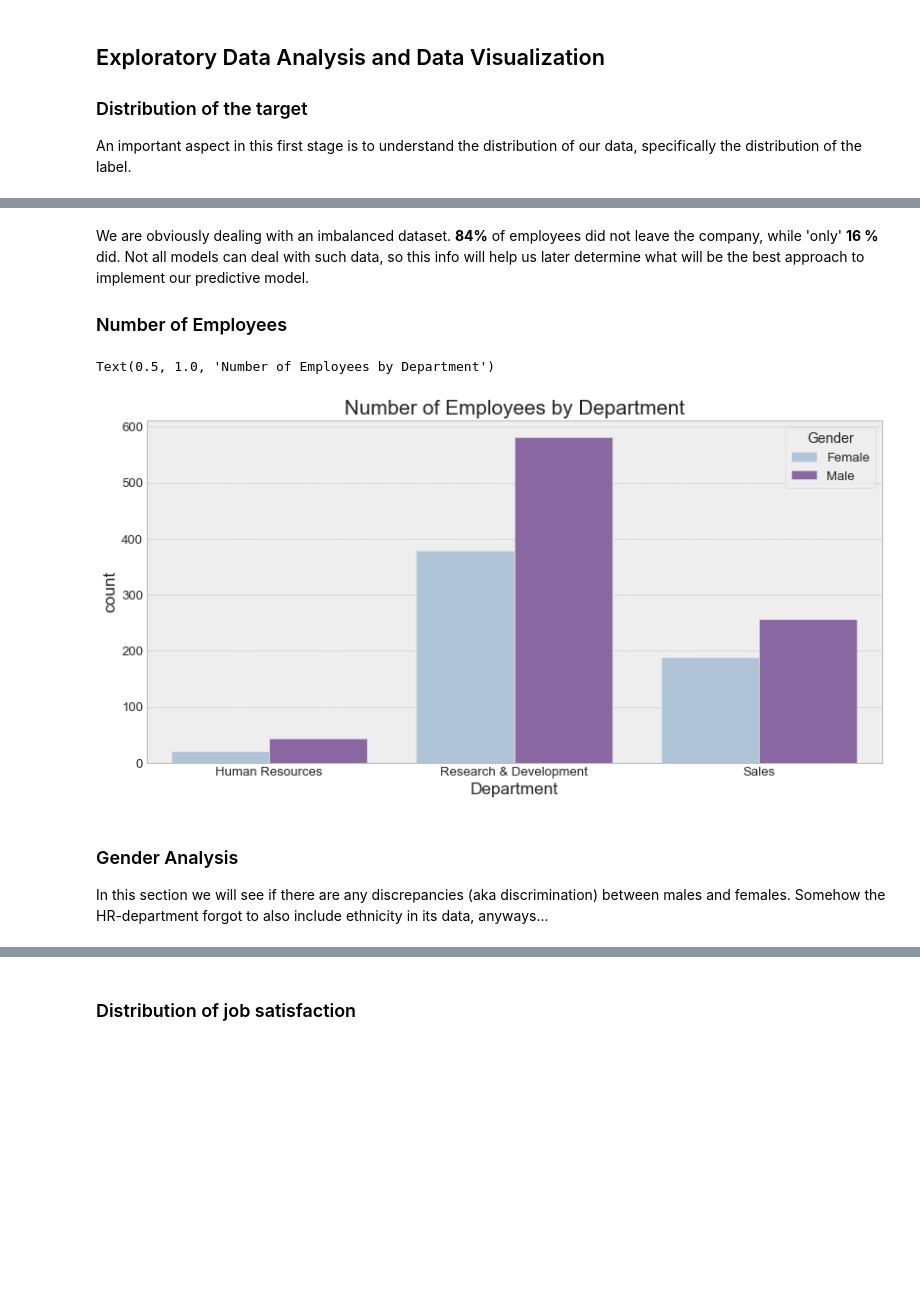
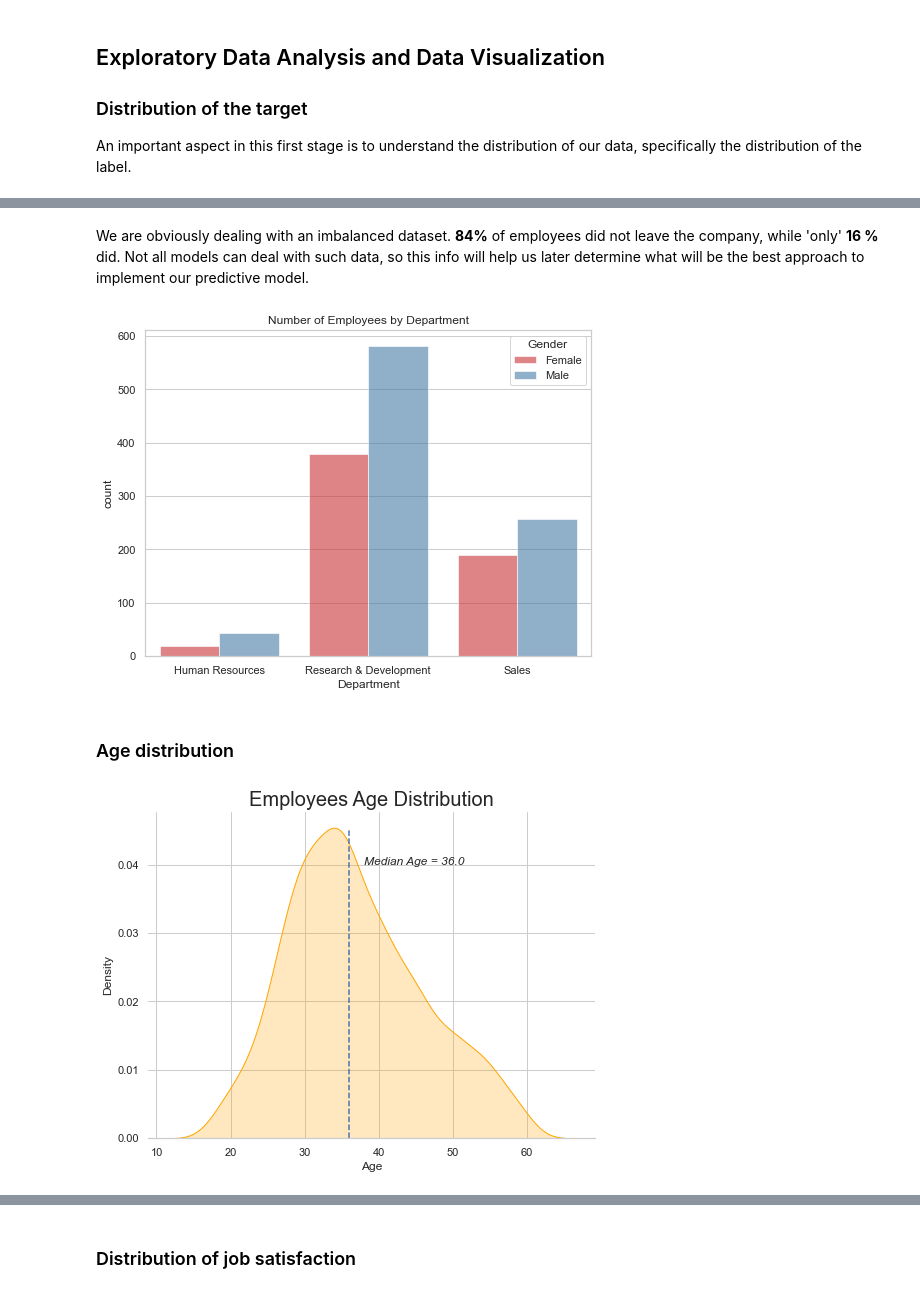
Before and after one commit to skacem/Learning-Machine-Learning, a Jupyter notebook: Case-Studies/case_3.ipynb, the cells around one changed output, grey strips where cells are left out. Saved outputs shown, nothing was run; the diff lists cells and outputs as text; code cells hidden in the pictures; blank space fills up the shorter version.

```diff
--- a/Case-Studies/case_3.ipynb
+++ b/Case-Studies/case_3.ipynb
@@ -179,16 +194,30 @@ plt.title('Employee Attrition (%)');
 # %% [markdown]
 We are obviously dealing with an imbalanced dataset. **84\%** of employees did not leave the company, while 'only' **16
 \%** did. Not all models can deal with such data, so this info will help us later determine what will be the best approach to implement our predictive model.
-
-### Number of Employees
 # %%
-sns.countplot(data=df, x='Department', hue='Gender', palette='BuPu')
+sns.countplot(data=df, x='Department', hue='Gender', palette='Set1', alpha=.6)
 plt.title('Number of Employees by Department');
 # %% [output]
-Text(0.5, 1.0, 'Number of Employees by Department')
-[figure, old version]
+[figure, new version]
 # %% [markdown]
-### Gender Analysis
-
-In this section we will see if there are any discrepancies (aka discrimination) between males and females. Somehow the HR-department forgot to also include ethnicity in its data, anyways...
+### Age distribution
+# %%
+sns.set(style='whitegrid', context='notebook',
+        rc={"figure.figsize": (8, 6)})
+
+sns.kdeplot(data=df, x='Age',
+             color = "orange", shade=True)
+
+# Add vertical line
+plt.axvline(df['Age'].median(),
+            ymax = 0.95, linestyle = "--")
+
+# Add median age of all employees
+plt.text(df['Age'].median() + 2, 0.04,
+         'Median Age = ' + str(df['Age'].median()),
+         fontsize = 12, style = "italic")
+sns.despine(left=True)
+plt.title('Employees Age Distribution', fontsize=20);
+# %% [output]
+[figure, added]
 # %%
```
Also changed, not shown: parts of 13 cells of this notebook.
